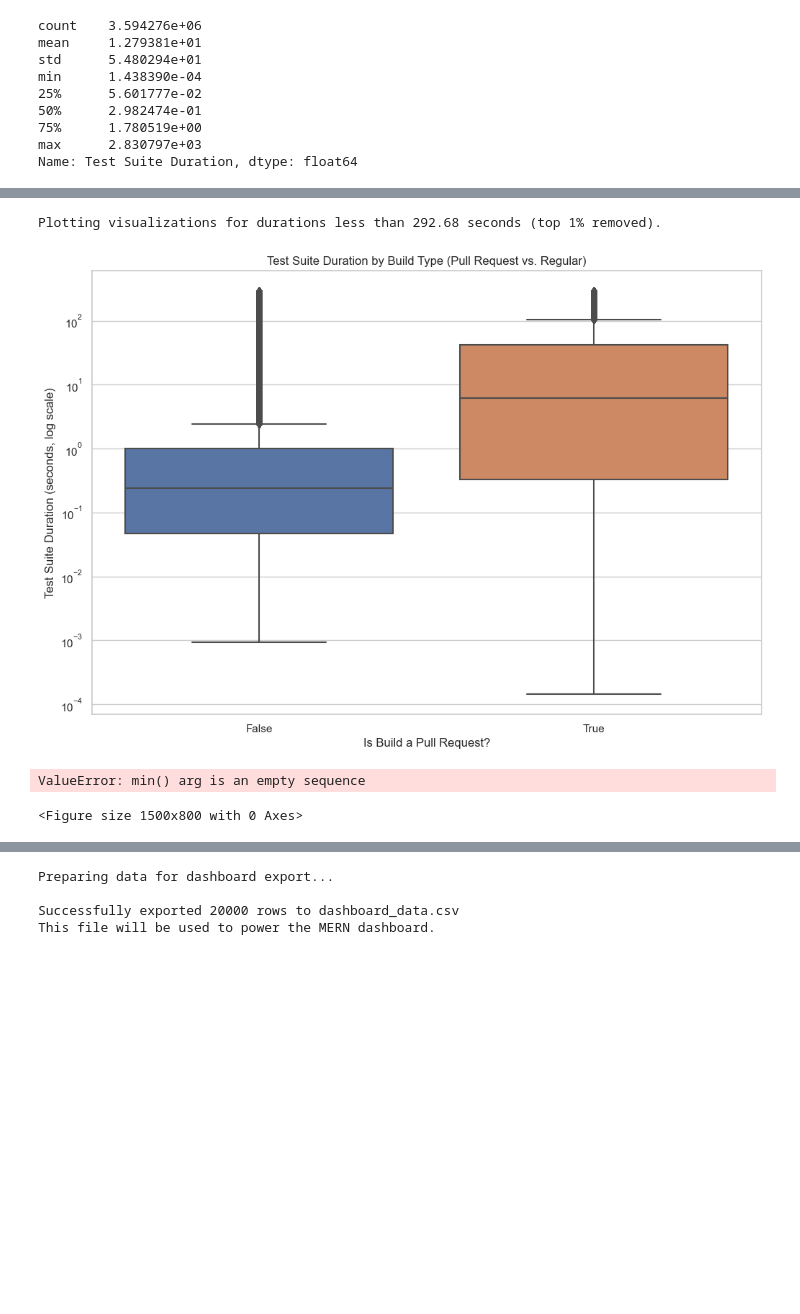
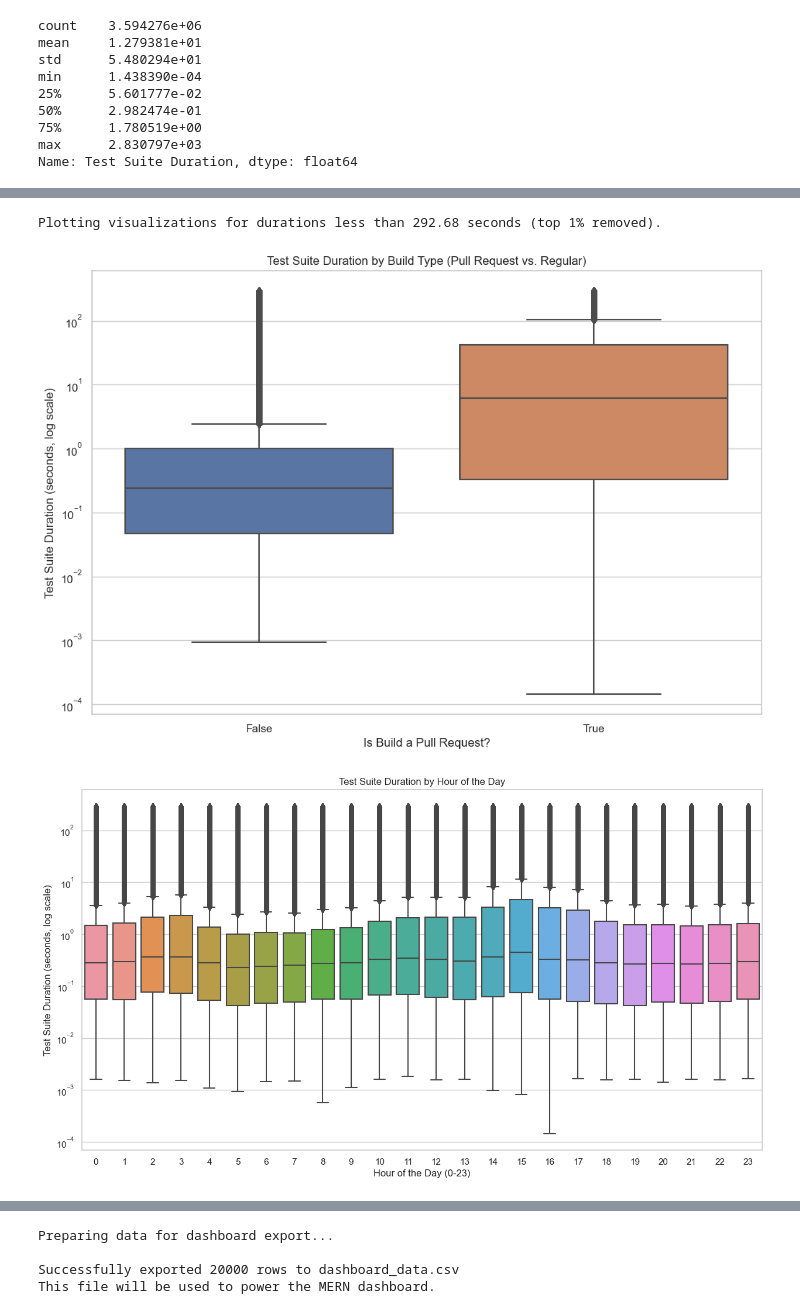
Before and after one commit to NirajanMahato/DevOps-Pipeline-Forecasting, a Jupyter notebook: DevOps_Pipeline_Forecasting.ipynb, the cells around one changed output, grey strips where cells are left out. Saved outputs shown, nothing was run; the diff lists cells and outputs as text; code cells hidden in the pictures; blank space fills up the shorter version.

```diff
--- a/DevOps_Pipeline_Forecasting.ipynb
+++ b/DevOps_Pipeline_Forecasting.ipynb
@@ -212,40 +228,39 @@ print(df.columns.tolist())
 # %%
-# Cell 9 (Finally Corrected): Feature Engineering and Exploratory Visualization
+# Cell 6 (Finally Corrected): Feature Engineering and Exploratory Visualization
 
-# We already created these features, but we'll leave them here for completeness.
-df['start_day_of_week'] = df['Job Start Time'].dt.dayofweek
-df['start_hour_of_day'] = df['Job Start Time'].dt.hour
+# Use the correct column name that exists in your dataset
+df['start_day_of_week'] = df['Test Suite Start Time'].dt.dayofweek
+df['start_hour_of_day'] = df['Test Suite Start Time'].dt.hour
 
 # Use the quantile-based filter to remove extreme outliers for cleaner plots.
 upper_bound = df['Test Suite Duration'].quantile(0.99)
 df_filtered = df[df['Test Suite Duration'] < upper_bound]
 
 print(f"Plotting visualizations for durations less than {upper_bound:.2f} seconds (top 1% removed).")
 
 # --- Visualization 1: Pull Request vs. Regular Build Duration ---
 plt.figure(figsize=(12, 8))
 # --- FIX: Drop rows with missing values for the columns being plotted ---
 plot_data_1 = df_filtered.dropna(subset=['Build Pull Request', 'Test Suite Duration'])
 sns.boxplot(x='Build Pull Request', y='Test Suite Duration', data=plot_data_1)
 plt.title('Test Suite Duration by Build Type (Pull Request vs. Regular)')
 plt.yscale('log')
 plt.xlabel('Is Build a Pull Request?')
 plt.ylabel('Test Suite Duration (seconds, log scale)')
 plt.show()
 
 # --- Visualization 2: Duration by Hour of the Day ---
 plt.figure(figsize=(15, 8))
 # --- FIX: Drop rows with missing values for the columns being plotted ---
 plot_data_2 = df_filtered.dropna(subset=['start_hour_of_day', 'Test Suite Duration'])
 sns.boxplot(x='start_hour_of_day', y='Test Suite Duration', data=plot_data_2)
 plt.title('Test Suite Duration by Hour of the Day')
 plt.yscale('log')
 plt.xlabel('Hour of the Day (0-23)')
 plt.ylabel('Test Suite Duration (seconds, log scale)')
 plt.show()
 # %% [output]
 Plotting visualizations for durations less than 292.68 seconds (top 1% removed).
 [figure]
-ValueError: min() arg is an empty sequence
-<Figure size 1500x800 with 0 Axes>
+[figure, added]
 # %%
```
Also changed, not shown: parts of 12 cells of this notebook, 10 other files.
